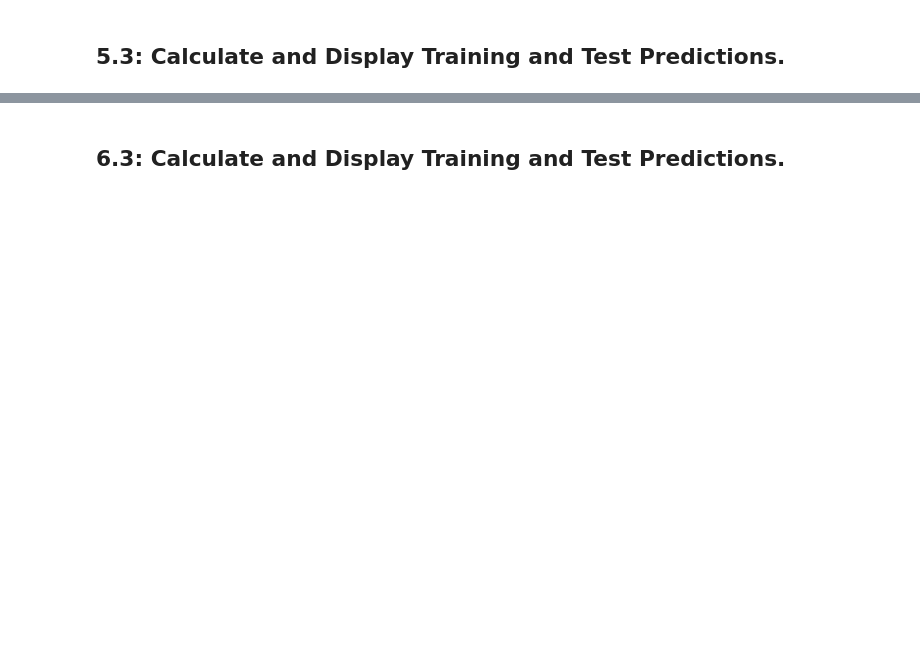
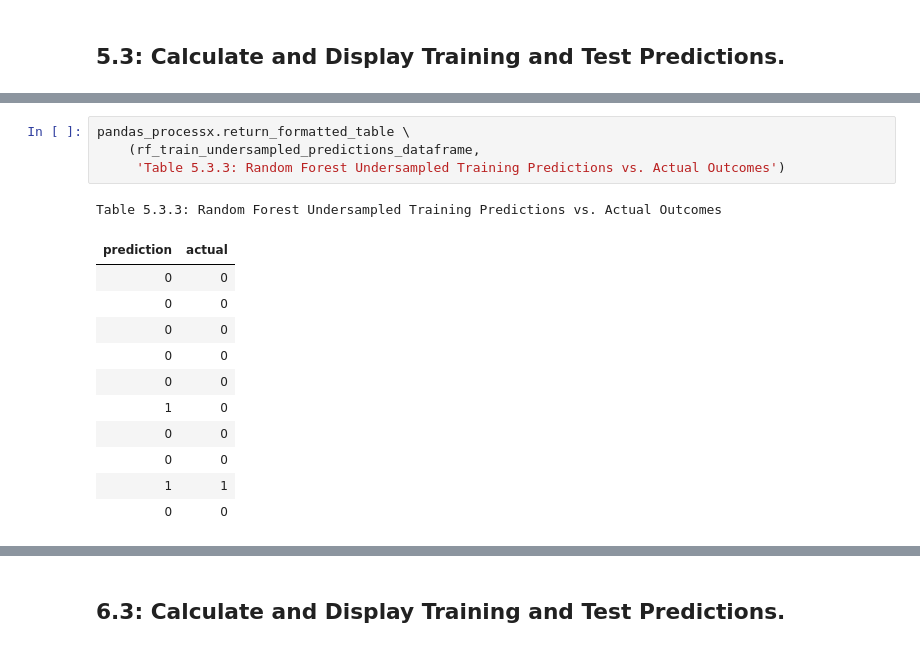
Before and after one commit to njgeorge000158/Spam-Detection-with-Supervised-Machine-Learning-Models, a Jupyter notebook: spam_detector.ipynb, the cells around one changed output, grey strips where cells are left out. Saved outputs shown, nothing was run; the diff lists cells and outputs as text; blank space fills up the shorter version.

```diff
--- a/spam_detector.ipynb
+++ b/spam_detector.ipynb
@@ -831,0 +1191,17 @@ The KNN model score from normalized test data is 91.05%
+# %%
+pandas_processx.return_formatted_table \
+    (rf_train_undersampled_predictions_dataframe,
+     'Table 5.3.3: Random Forest Undersampled Training Predictions vs. Actual Outcomes')
+# %% [output]
+Table 5.3.3: Random Forest Undersampled Training Predictions vs. Actual Outcomes
+| prediction | actual |
+| 0 | 0 |
+| 0 | 0 |
+| 0 | 0 |
+| 0 | 0 |
+| 0 | 0 |
+| 1 | 0 |
+| 0 | 0 |
+| 0 | 0 |
+| 1 | 1 |
+| 0 | 0 |
```
Also changed, not shown: parts of 536 cells of this notebook.
